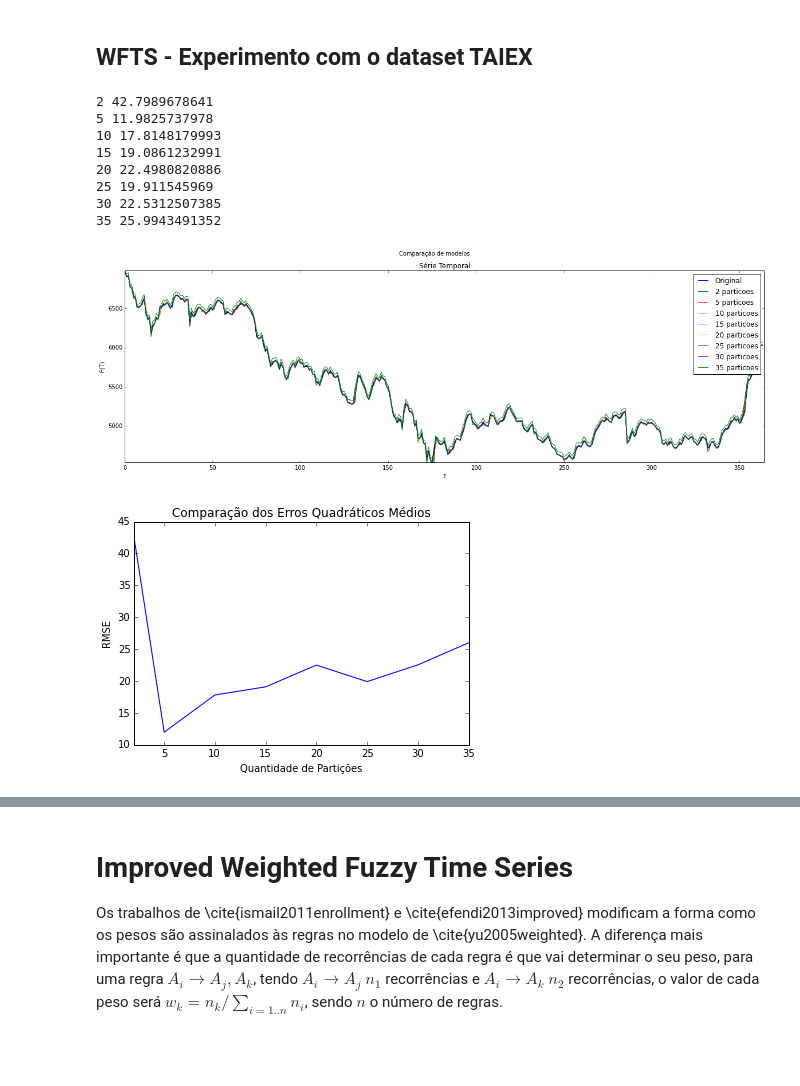
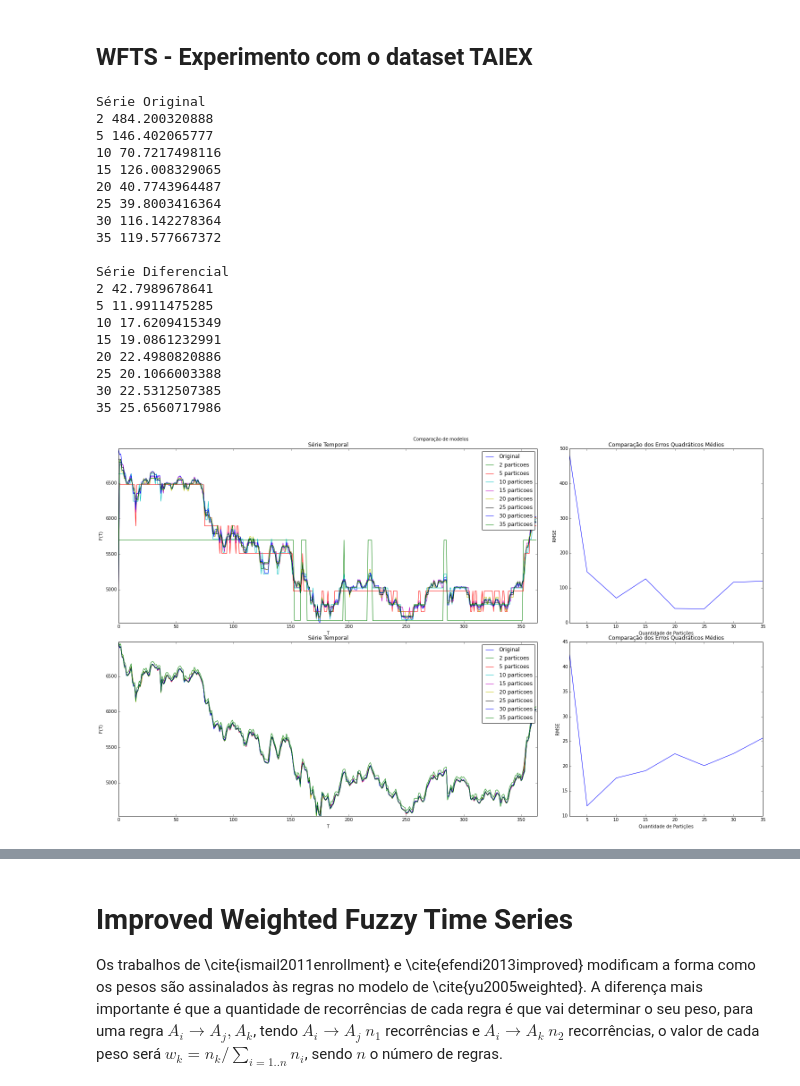
Before and after one commit to petroniocandido/FuzzyTimeSeries, a Jupyter notebook: FTS.ipynb, the cells around one changed output, grey strips where cells are left out. Drawn from its saved outputs; the diff is of its cells as text; code cells hidden in the pictures; blank space fills up the shorter version.

```diff
--- a/FTS.ipynb
+++ b/FTS.ipynb
@@ -570,18 +585,28 @@ plotDiffComparedSeries(enrollments,wfts1,'')
 # %% [markdown]
 ## WFTS - Experimento com o dataset TAIEX
 # %%
-wfts2 = DiffSelecaoSimples_MenorRMSE(taiexsample,[2,5,10,15,20,25,30,35], WeightedFTS)
+wfts2,wfts2p,wftsd2,wftsd2p = SelecaoSimples_MenorRMSE(taiexsample,[2,5,10,15,20,25,30,35], WeightedFTS)
 # %% [output]
+Série Original
+2 484.200320888
+5 146.402065777
+10 70.7217498116
+15 126.008329065
+20 40.7743964487
+25 39.8003416364
+30 116.142278364
+35 119.577667372
+
+Série Diferencial
 2 42.7989678641
-5 11.9825737978
-10 17.8148179993
+5 11.9911475285
+10 17.6209415349
 15 19.0861232991
 20 22.4980820886
-25 19.911545969
+25 20.1066003388
 30 22.5312507385
-35 25.9943491352
+35 25.6560717986
-[figure, old version]
+[figure, new version]
-[figure, removed]
 # %%
 print(wfts2)
 # %% [output]
```
Also changed, not shown: parts of 44 cells of this notebook, 1 other file.
